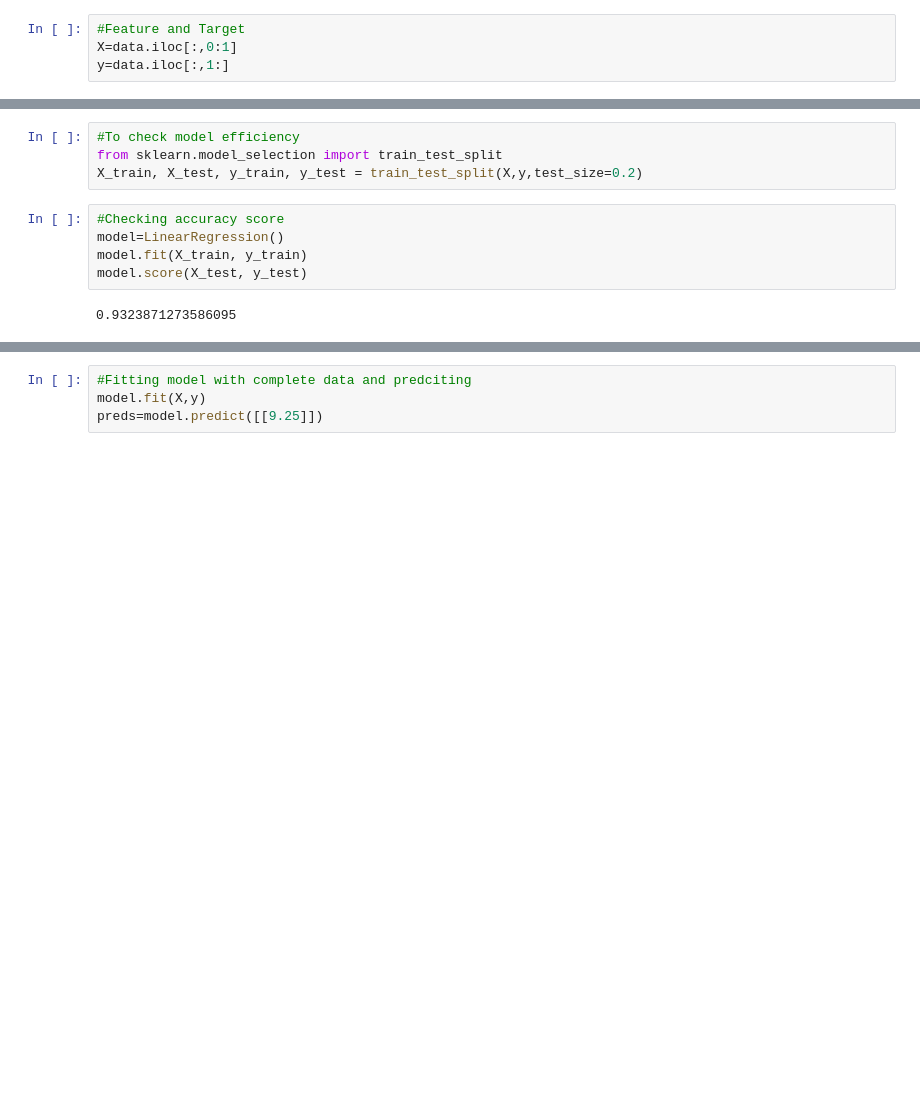
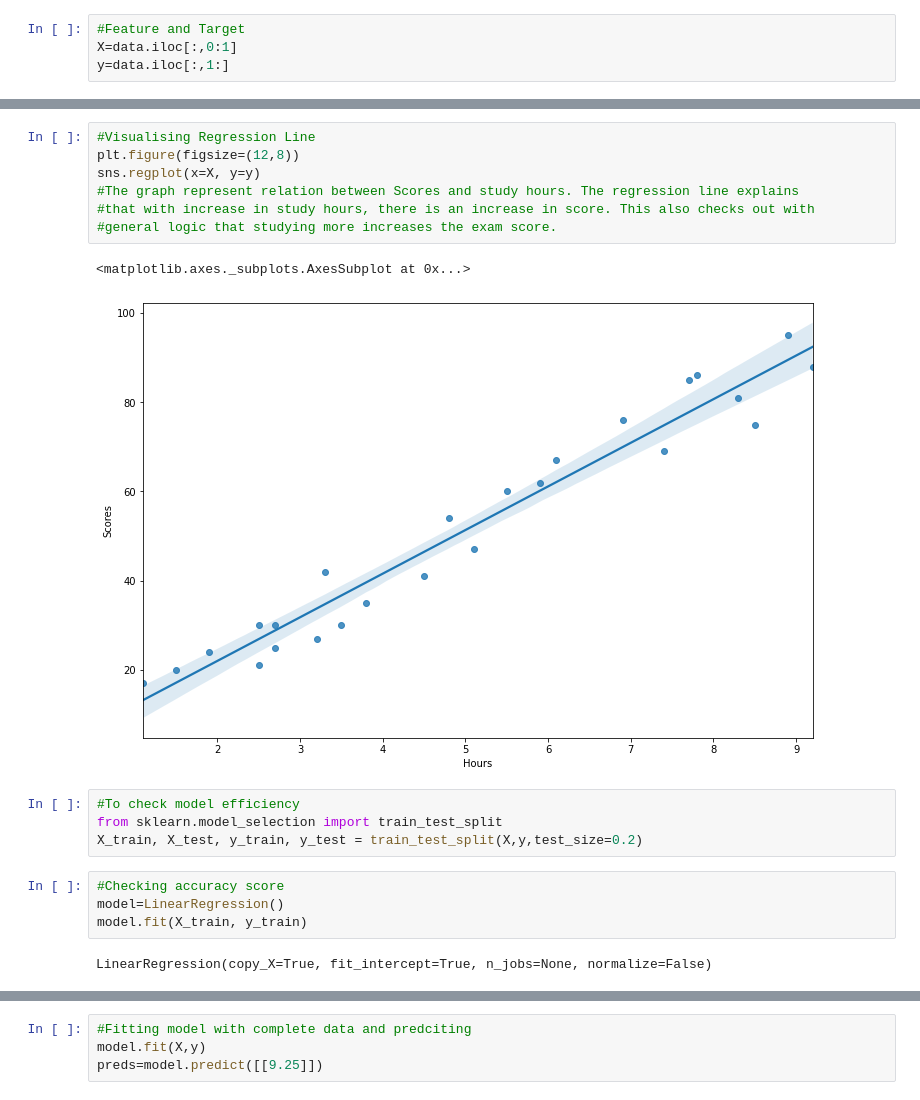
Before and after one commit to harshva89/SparkIntern_Task1, a Jupyter notebook: Spark_Task1.ipynb, the cells around one changed output, grey strips where cells are left out. Drawn from its saved outputs; the diff is of its cells as text; blank space fills up the shorter version.

```diff
--- a/Spark_Task1.ipynb
+++ b/Spark_Task1.ipynb
@@ -36,3 +42,13 @@ sns.regplot(x=X, y=y)
+# %%
+#Visualising Regression Line
+plt.figure(figsize=(12,8))
+sns.regplot(x=X, y=y)
+#The graph represent relation between Scores and study hours. The regression line explains
+#that with increase in study hours, there is an increase in score. This also checks out with
+#general logic that studying more increases the exam score.
+# %% [output]
+<matplotlib.axes._subplots.AxesSubplot at 0x...>
+[figure, added]
 # %%
 #To check model efficiency
 from sklearn.model_selection import train_test_split
@@ -41,6 +57,5 @@ X_train, X_test, y_train, y_test = train_test_split(X,y,test_size=0.2)
 #Checking accuracy score
 model=LinearRegression()
 model.fit(X_train, y_train)
-model.score(X_test, y_test)
 # %% [output]
-0.9323871273586095
+LinearRegression(copy_X=True, fit_intercept=True, n_jobs=None, normalize=False)
```
Also changed, not shown: parts of 5 cells of this notebook.
